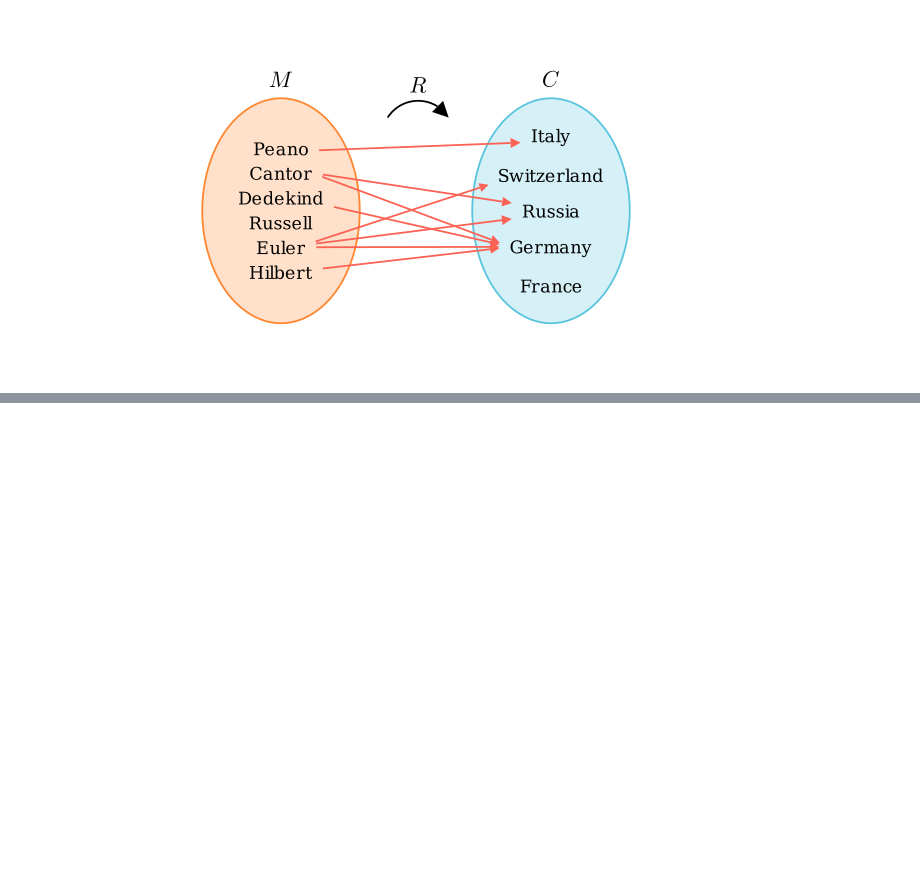
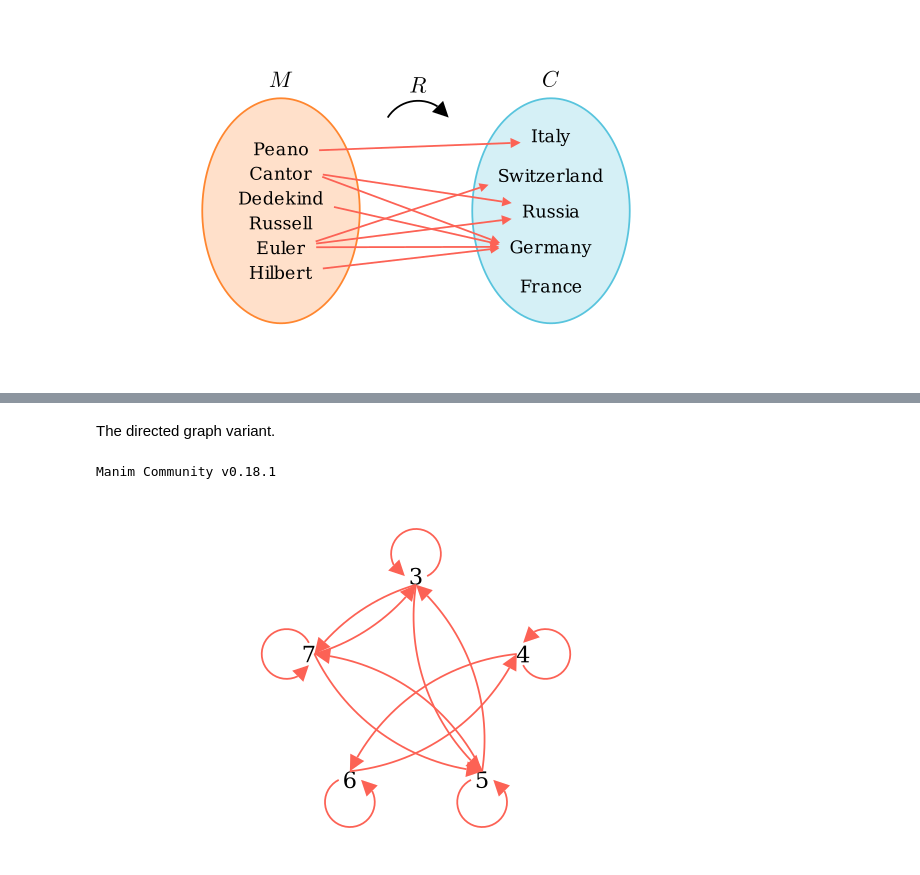
Before and after one commit to PhotonicGluon/NZQRC-Book, a Jupyter notebook: code/image_generation/part-0.ipynb, the cells around one changed output, grey strips where cells are left out. Drawn from its saved outputs; the diff is of its cells as text; code cells hidden in the pictures; blank space fills up the shorter version.

```diff
--- a/code/image_generation/part-0.ipynb
+++ b/code/image_generation/part-0.ipynb
@@ -97,0 +265,61 @@ Manim Community v0.18.1
+# %% [markdown]
+The directed graph variant.
+# %%
+%%handle_display
+%%manim --output_file 0_relations_relation-on-a-set_directed-graph.png RelationDiagram
+
+FONT_SIZE = 36
+
+RADIUS = 2.5  # Radius of pentagon
+OFFSET = np.pi / 2
+
+ARROW_STROKE_WIDTH = 4
+ARROW_TIP_RATIO = 0.05
+
+def pentagon_pos(i: int, offset: float = 0.0):
+    return np.cos(-np.pi * 2 * i / 5 + offset), np.sin(-np.pi * 2 * i / 5 + offset)  # Done in clockwise manner
+
+
+class RelationDiagram(Scene):  # TODO: This can be improved...
+    def construct(self):
+        # Create elements
+        elements = ["3", "4", "5", "6", "7"]
+        elements = [Text(elem, font_size=FONT_SIZE, color=BLACK) for elem in elements]
+
+        # Determine element positions
+        for i, elem in enumerate(elements):
+            right, up = pentagon_pos(i, offset=OFFSET)
+            elem.shift(right*RADIUS*RIGHT + up*RADIUS*UP)
+
+        # Add elements to a group
+        elements = VGroup(*elements)
+
+        # Create arrows
+        arrows = [
+            Arc(arc_center=elements[0].get_center() + 0.25*UP, start_angle=-np.pi/4, angle=3*np.pi/2, radius=0.35).add_tip(),
+            CurvedArrow(elements[0].get_bottom(), elements[2].get_top(), radius=5),
+            CurvedArrow(elements[0].get_bottom(), elements[4].get_right(), radius=5),
+            Arc(arc_center=elements[1].get_center() + 0.25*RIGHT, start_angle=-3*np.pi/4, angle=3*np.pi/2, radius=0.35).add_tip(),
+            CurvedArrow(elements[1].get_left(), elements[3].get_top(), radius=5),
+            CurvedArrow(elements[2].get_top(), elements[0].get_bottom(), radius=5),
+            Arc(arc_center=elements[2].get_center() + 0.25*DOWN, start_angle=3*np.pi/4, angle=3*np.pi/2, radius=0.35).add_tip(),
+            CurvedArrow(elements[2].get_top(), elements[4].get_right(), radius=5),
+            CurvedArrow(elements[3].get_top(), elements[1].get_left(), radius=5),
+            Arc(arc_center=elements[3].get_center() + 0.25*DOWN, start_angle=3*np.pi/4, angle=3*np.pi/2, radius=0.35).add_tip(),
+            CurvedArrow(elements[4].get_right(), elements[0].get_bottom(), radius=5),
+            CurvedArrow(elements[4].get_right(), elements[2].get_top(), radius=5),
+            Arc(arc_center=elements[4].get_center() + 0.25*LEFT, start_angle=np.pi/4, angle=3*np.pi/2, radius=0.35).add_tip(),
+        ]
+
+        for arrow in arrows:
+            arrow.set_color(RED)
+
+        arrows = VGroup(*arrows)
+
+        # Add all elements to the scene
+        group = Group(elements, arrows)
+        group.center()
+        self.add(group)
+# %% [output]
+Manim Community v0.18.1
+[figure, added]
```
Also changed, not shown: parts of 8 cells of this notebook, 6 other files.
